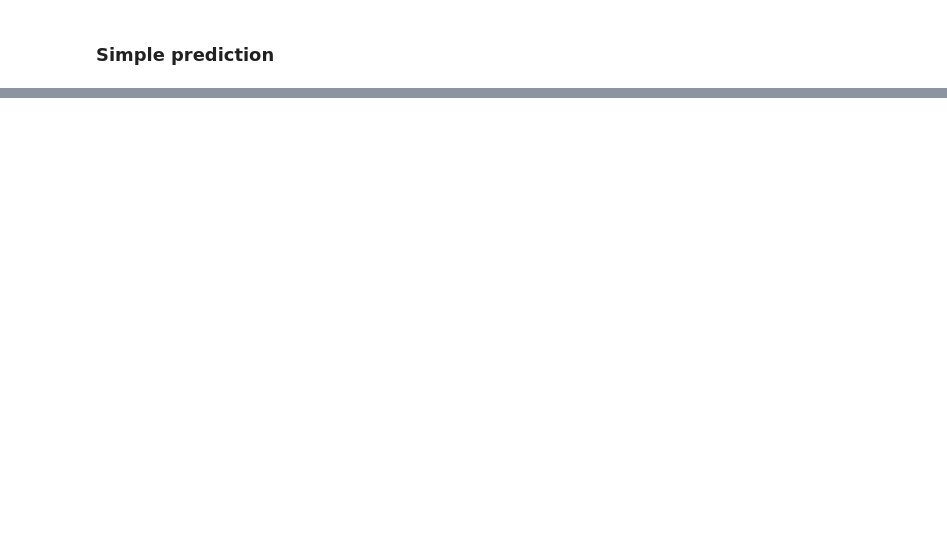
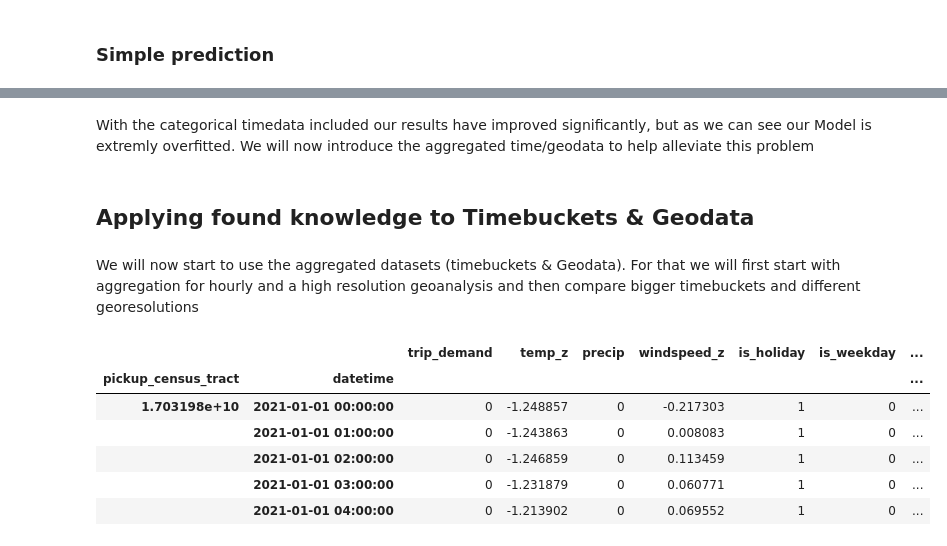
Before and after one commit to DominikH33/AAA-2023, a Jupyter notebook: X_Predictive_Analysis_Neural_Network.ipynb, the cells around one changed output, grey strips where cells are left out. Saved outputs shown, nothing was run; the diff lists cells and outputs as text; code cells hidden in the pictures; blank space fills up the shorter version.

```diff
--- a/X_Predictive_Analysis_Neural_Network.ipynb
+++ b/X_Predictive_Analysis_Neural_Network.ipynb
@@ -163,0 +574,2 @@ Epoch 15/15
+# %% [markdown]
+With the categorical timedata included our results have improved significantly, but as we can see our Model is extremly overfitted. We will now introduce the aggregated time/geodata to help alleviate this problem
@@ -163,0 +579,4 @@ Epoch 15/15
+# %% [markdown]
+## Applying found knowledge to Timebuckets & Geodata
+# %% [markdown]
+We will now start to use the aggregated datasets (timebuckets & Geodata). For that we will first start with aggregation for hourly and a high resolution geoanalysis and then compare bigger timebuckets and different georesolutions
@@ -163,0 +587,12 @@ Epoch 15/15
+# %%
+file_path = "./data/"
+Aggregated_Census_1H = pd.read_pickle(f"{file_path}taxi_by_census_tract_1H.pkl")
+Aggregated_Census_1H.head()
+# %% [output]
+|  |  | trip_demand | temp_z | precip | windspeed_z | is_holiday | is_weekday | ... |
+| pickup_census_tract | datetime |  |  |  |  |  |  | ... |
+| 1.703198e+10 | 2021-01-01 00:00:00 | 0 | -1.248857 | 0 | -0.217303 | 1 | 0 | ... |
+|  | 2021-01-01 01:00:00 | 0 | -1.243863 | 0 | 0.008083 | 1 | 0 | ... |
+|  | 2021-01-01 02:00:00 | 0 | -1.246859 | 0 | 0.113459 | 1 | 0 | ... |
+|  | 2021-01-01 03:00:00 | 0 | -1.231879 | 0 | 0.060771 | 1 | 0 | ... |
+|  | 2021-01-01 04:00:00 | 0 | -1.213902 | 0 | 0.069552 | 1 | 0 | ... |
```
Also changed, not shown: parts of 68 cells of this notebook.
